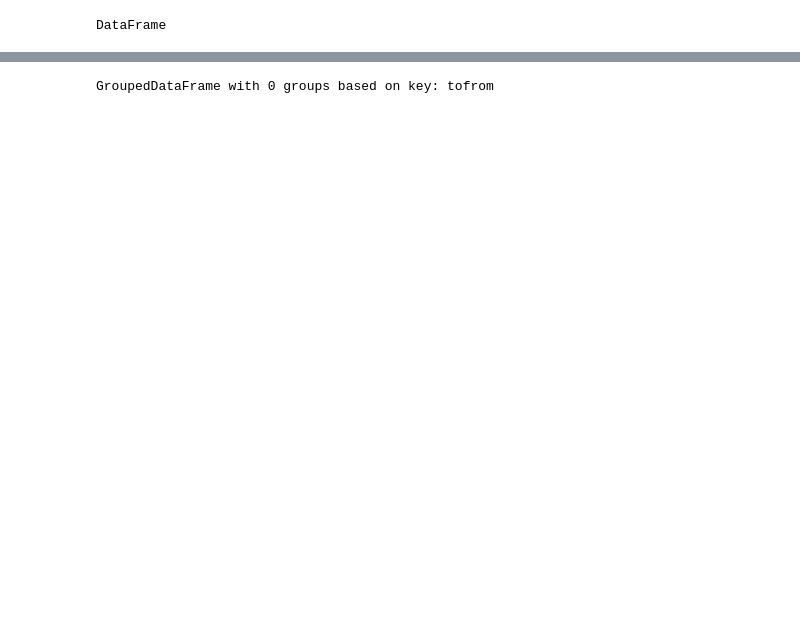
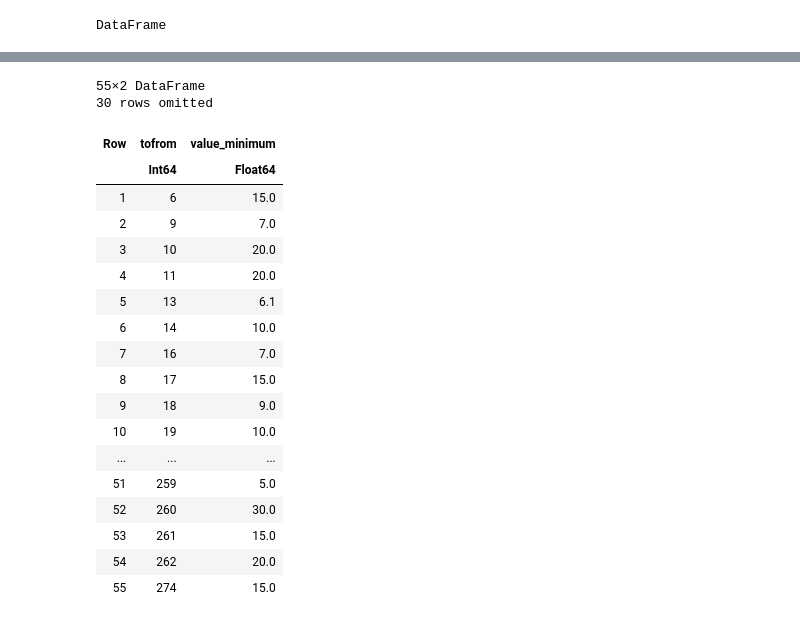
Before and after one commit to michaelpetersubc/notebooks, a Jupyter notebook: Econ515/ultimatum_game/ultimatum_game_julia.ipynb, the cells around one changed output, grey strips where cells are left out. Saved outputs shown, nothing was run; the diff lists cells and outputs as text; code cells hidden in the pictures; blank space fills up the shorter version.

```diff
--- a/Econ515/ultimatum_game/ultimatum_game_julia.ipynb
+++ b/Econ515/ultimatum_game/ultimatum_game_julia.ipynb
@@ -145,3 +76,23 @@ Last Group (10 rows): tofrom = 288
 # %%
+r1 = combine(r, :value => minimum)
 # %% [output]
-GroupedDataFrame with 0 groups based on key: tofrom
+55×2 DataFrame
+30 rows omitted
+| Row | tofrom | value_minimum |
+|  | Int64 | Float64 |
+| 1 | 6 | 15.0 |
+| 2 | 9 | 7.0 |
+| 3 | 10 | 20.0 |
+| 4 | 11 | 20.0 |
+| 5 | 13 | 6.1 |
+| 6 | 14 | 10.0 |
+| 7 | 16 | 7.0 |
+| 8 | 17 | 15.0 |
+| 9 | 18 | 9.0 |
+| 10 | 19 | 10.0 |
+| ... | ... | ... |
+| 51 | 259 | 5.0 |
+| 52 | 260 | 30.0 |
+| 53 | 261 | 15.0 |
+| 54 | 262 | 20.0 |
+| 55 | 274 | 15.0 |
```
Also changed, not shown: parts of 5 cells of this notebook.
